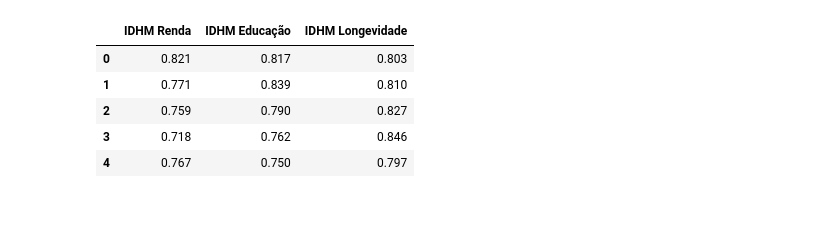
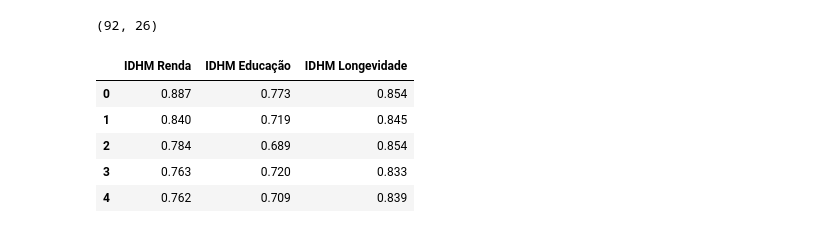
Before and after one commit to LucasLeitePereira/ml-previsao-idhm-estados-brasileiros, a Jupyter notebook: ml_idhm.ipynb, the cells around one changed output. Cells and saved outputs as stored; diff of their text form; code cells hidden in the pictures.

Commit message:
feat: Treinamento do modelo e testagem com dados dos estados brasileiros

```diff
--- a/ml_idhm.ipynb
+++ b/ml_idhm.ipynb
@@ -1,20 +4,22 @@
 # %%
 import pandas as pd
-import matplotlib as mt
+import matplotlib as plt
 from sklearn.linear_model import LinearRegression
 from sklearn.model_selection import train_test_split
 from sklearn.metrics import r2_score, mean_squared_error
 
-df = pd.read_csv('data.csv')
+df = pd.read_csv('data_cidades_rj.csv') # Dados referentes a cidades do estado do Rio de Janeiro (2020)
 # %%
-x = df[['IDHM Renda', 'IDHM Educação', 'IDHM Longevidade']]
-y = df['IDHM']
+features = df[['IDHM Renda', 'IDHM Educação', 'IDHM Longevidade']]
+target = df['IDHM']
 # %%
-x.head()
+print(df.shape)
+features.head()
 # %% [output]
+(92, 26)
 |  | IDHM Renda | IDHM Educação | IDHM Longevidade |
-| 0 | 0.821 | 0.817 | 0.803 |
-| 1 | 0.771 | 0.839 | 0.810 |
-| 2 | 0.759 | 0.790 | 0.827 |
-| 3 | 0.718 | 0.762 | 0.846 |
-| 4 | 0.767 | 0.750 | 0.797 |
+| 0 | 0.887 | 0.773 | 0.854 |
+| 1 | 0.840 | 0.719 | 0.845 |
+| 2 | 0.784 | 0.689 | 0.854 |
+| 3 | 0.763 | 0.720 | 0.833 |
+| 4 | 0.762 | 0.709 | 0.839 |
```
Also changed, not shown: parts of 13 cells of this notebook, 3 other files.
